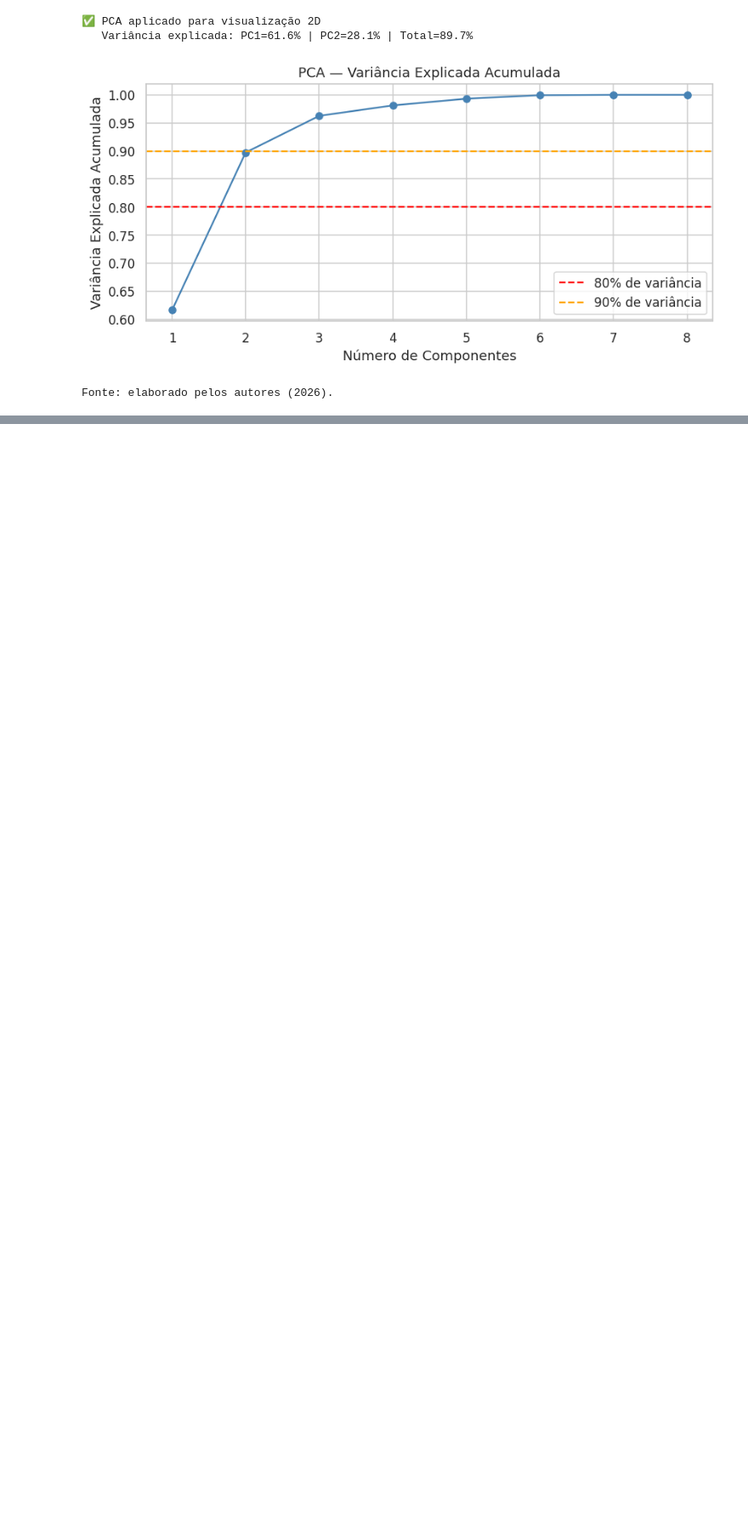
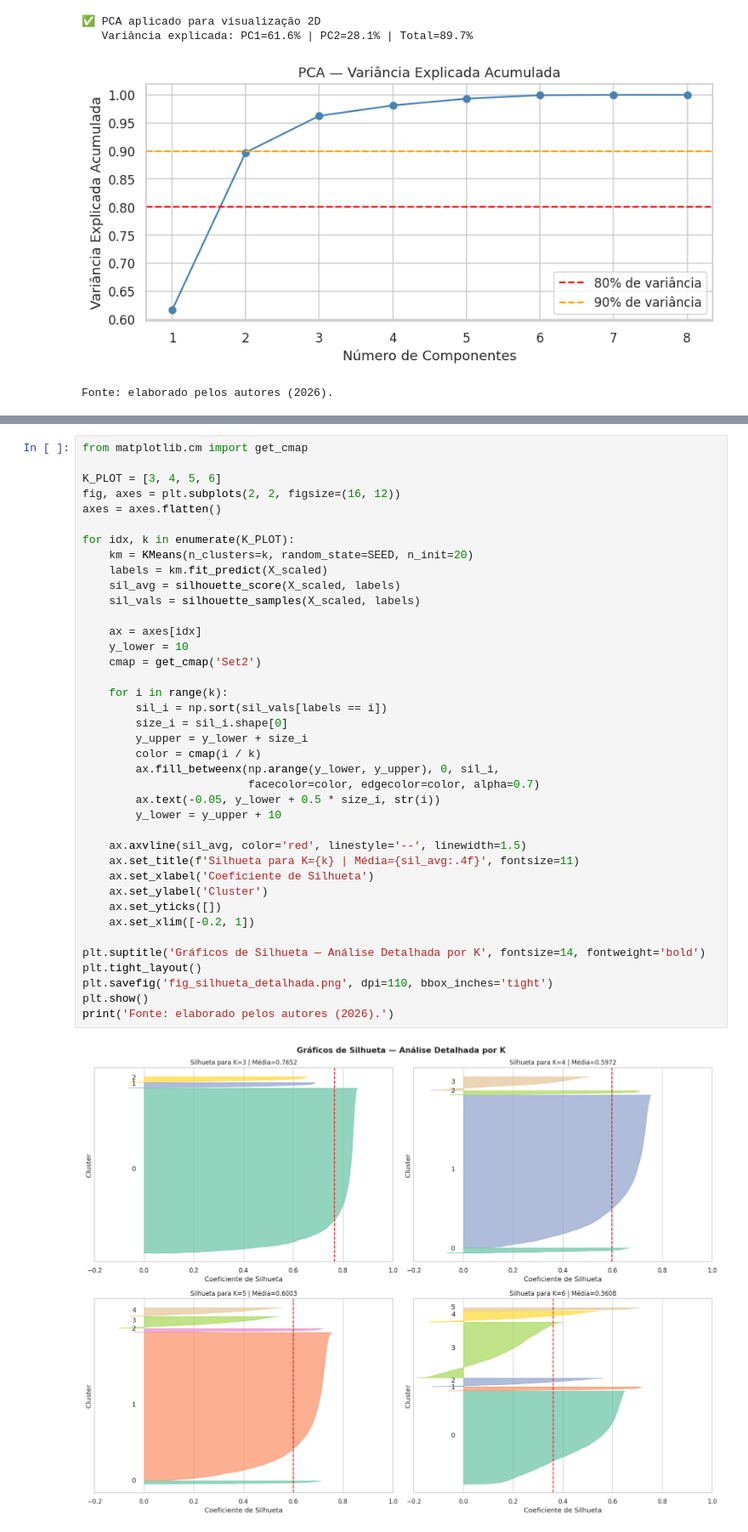
Before and after one commit to IsadoraMoraiss/Project_Pisi3, a Jupyter notebook: CLUSTERIZAÇÂO_PISI3.ipynb, the cells around one changed output, grey strips where cells are left out. Shown at 85% size. Saved outputs shown, nothing was run; the diff lists cells and outputs as text; blank space fills up the shorter version.

```diff
--- a/CLUSTERIZAÇÂO_PISI3.ipynb
+++ b/CLUSTERIZAÇÂO_PISI3.ipynb
@@ -258,0 +333,41 @@ Fonte: elaborado pelos autores (2026).
+# %%
+from matplotlib.cm import get_cmap
+
+K_PLOT = [3, 4, 5, 6]
+fig, axes = plt.subplots(2, 2, figsize=(16, 12))
+axes = axes.flatten()
+
+for idx, k in enumerate(K_PLOT):
+    km = KMeans(n_clusters=k, random_state=SEED, n_init=20)
+    labels = km.fit_predict(X_scaled)
+    sil_avg = silhouette_score(X_scaled, labels)
+    sil_vals = silhouette_samples(X_scaled, labels)
+
+    ax = axes[idx]
+    y_lower = 10
+    cmap = get_cmap('Set2')
+
+    for i in range(k):
+        sil_i = np.sort(sil_vals[labels == i])
+        size_i = sil_i.shape[0]
+        y_upper = y_lower + size_i
+        color = cmap(i / k)
+        ax.fill_betweenx(np.arange(y_lower, y_upper), 0, sil_i,
+                         facecolor=color, edgecolor=color, alpha=0.7)
+        ax.text(-0.05, y_lower + 0.5 * size_i, str(i))
+        y_lower = y_upper + 10
+
+    ax.axvline(sil_avg, color='red', linestyle='--', linewidth=1.5)
+    ax.set_title(f'Silhueta para K={k} | Média={sil_avg:.4f}', fontsize=11)
+    ax.set_xlabel('Coeficiente de Silhueta')
+    ax.set_ylabel('Cluster')
+    ax.set_yticks([])
+    ax.set_xlim([-0.2, 1])
+
+plt.suptitle('Gráficos de Silhueta — Análise Detalhada por K', fontsize=14, fontweight='bold')
+plt.tight_layout()
+plt.savefig('fig_silhueta_detalhada.png', dpi=110, bbox_inches='tight')
+plt.show()
+print('Fonte: elaborado pelos autores (2026).')
+# %% [output]
+[figure, added]
```
Also changed, not shown: parts of 8 cells of this notebook.
